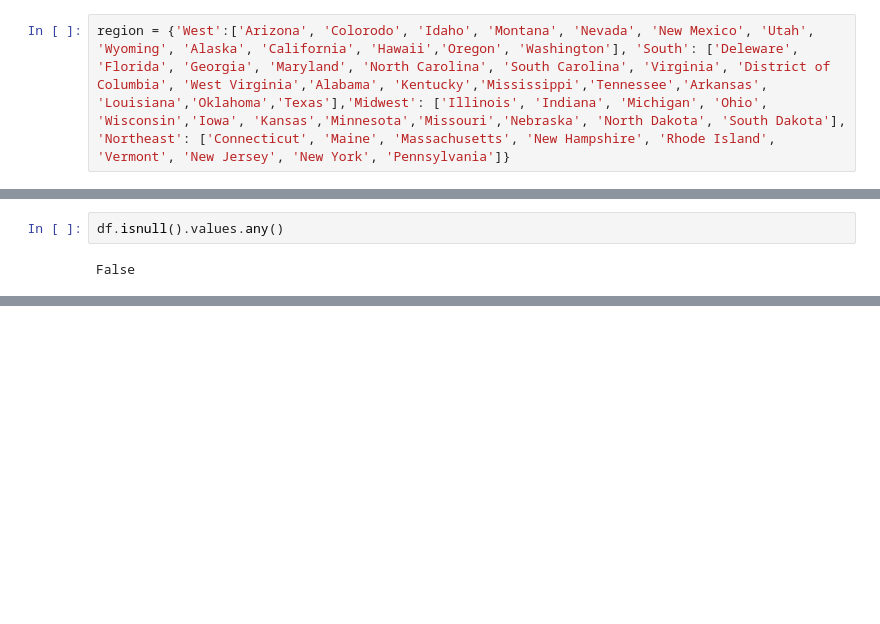
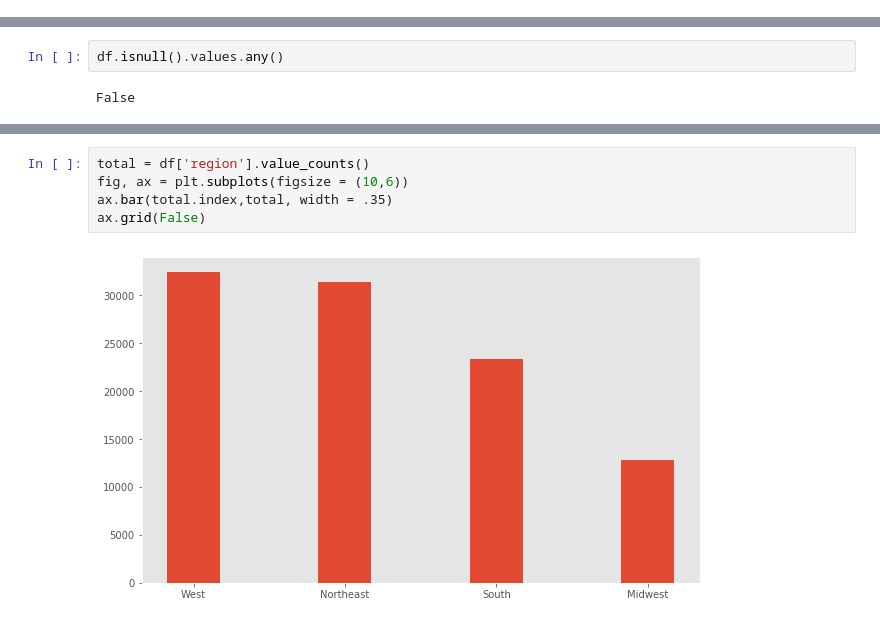
Before and after one commit to HienHa34/Yeezy-vs.-Off-White, a Jupyter notebook: EDA.ipynb, the cells around one changed output, grey strips where cells are left out. Saved outputs shown, nothing was run; the diff lists cells and outputs as text; blank space fills up the shorter version.

```diff
--- a/EDA.ipynb
+++ b/EDA.ipynb
@@ -173,2 +185,0 @@ df.hist(figsize = (12,12), bins = 20);
-# %%
-region = {'West':['Arizona', 'Colorodo', 'Idaho', 'Montana', 'Nevada', 'New Mexico', 'Utah', 'Wyoming', 'Alaska', 'California', 'Hawaii','Oregon', 'Washington'], 'South': ['Deleware', 'Florida', 'Georgia', 'Maryland', 'North Carolina', 'South Carolina', 'Virginia', 'District of Columbia', 'West Virginia','Alabama', 'Kentucky','Mississippi','Tennessee','Arkansas', 'Louisiana','Oklahoma','Texas'],'Midwest': ['Illinois', 'Indiana', 'Michigan', 'Ohio', 'Wisconsin','Iowa', 'Kansas','Minnesota','Missouri','Nebraska', 'North Dakota', 'South Dakota'], 'Northeast': ['Connecticut', 'Maine', 'Massachusetts', 'New Hampshire', 'Rhode Island', 'Vermont', 'New Jersey', 'New York', 'Pennsylvania']}
@@ -212,0 +223,7 @@ False
+# %%
+total = df['region'].value_counts()
+fig, ax = plt.subplots(figsize = (10,6))
+ax.bar(total.index,total, width = .35)
+ax.grid(False)
+# %% [output]
+[figure, added]
```
Also changed, not shown: parts of 21 cells of this notebook.
